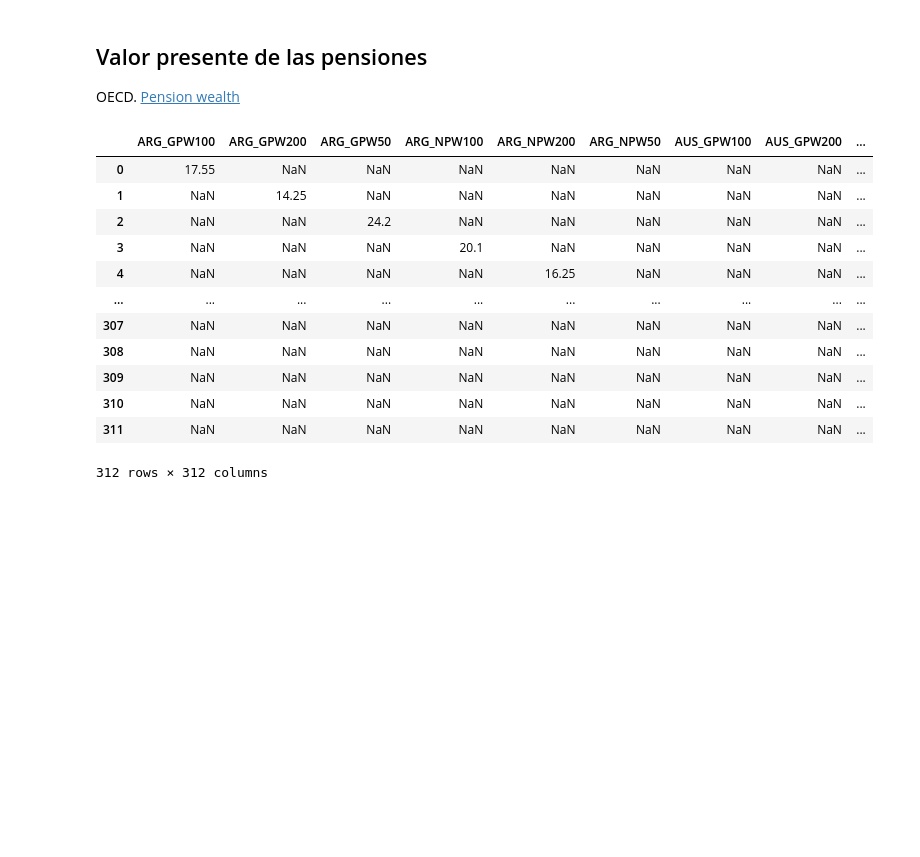
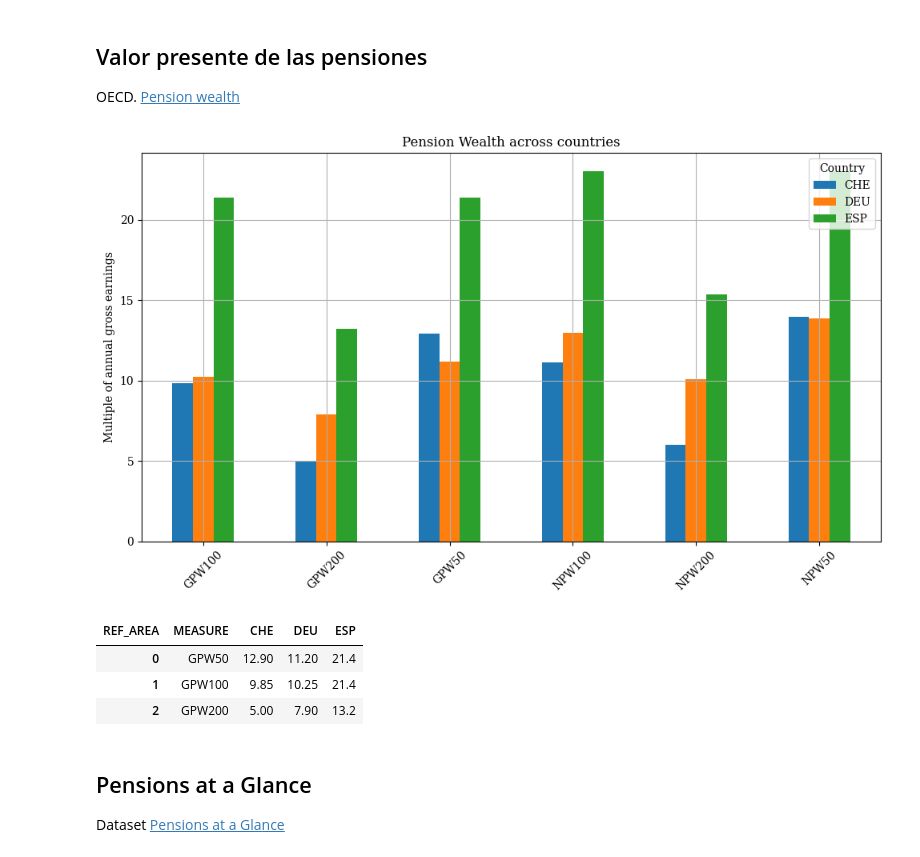
Before and after one commit to MiguelPuntoEs/ufm-python-for-finance, a Jupyter notebook: 07 OECD.ipynb, the cells around one changed output. Saved outputs shown, nothing was run; the diff lists cells and outputs as text; code cells hidden in the pictures; blank space fills up the shorter version.

```diff
--- a/07 OECD.ipynb
+++ b/07 OECD.ipynb
@@ -60,25 +136,32 @@ OECD. [Pension wealth](https://data-explorer.oecd.org/vis?lc=en&tm=pension&pg=0&
 # %%
 id = "OECD.ELS.SPD,DSD_PAG@DF_PW,1.0/.A....."
 
 df = get_oecd_data(id)[["OBS_VALUE", "REF_AREA", "SEX", "MEASURE"]]
 
 # Average by sex
-df_avg = df.groupby(["REF_AREA", "MEASURE"], as_index=False).OBS_VALUE.mean()
+df_avg = df.groupby(["REF_AREA", "MEASURE"], as_index=False)["OBS_VALUE"].mean()
 
-df_wide = df_avg.pivot(columns=["REF_AREA", "MEASURE"], values="OBS_VALUE")
-df_wide.columns = [f"{ref}_{meas}" for ref, meas in df_wide.columns]
-df_wide
+pivot_df = df_avg.loc[df_avg['REF_AREA'].isin(['ESP', 'CHE', 'DEU'])].pivot(index="MEASURE", columns="REF_AREA", values="OBS_VALUE")
+
+# Make grouped bar chart
+ax = pivot_df[["CHE", "DEU", "ESP"]].plot(kind="bar", figsize=(10,6))
+plt.title("Pension Wealth across countries")
+plt.ylabel("Multiple of annual gross earnings")
+plt.xlabel("")
+plt.xticks(rotation=45)
+plt.legend(title="Country")
+plt.tight_layout()
+plt.show()
 # %% [output]
-|  | ARG_GPW100 | ARG_GPW200 | ARG_GPW50 | ARG_NPW100 | ARG_NPW200 | ARG_NPW50 | AUS_GPW100 | AUS_GPW200 | ... |
-| 0 | 17.55 | NaN | NaN | NaN | NaN | NaN | NaN | NaN | ... |
-| 1 | NaN | 14.25 | NaN | NaN | NaN | NaN | NaN | NaN | ... |
-| 2 | NaN | NaN | 24.2 | NaN | NaN | NaN | NaN | NaN | ... |
-| 3 | NaN | NaN | NaN | 20.1 | NaN | NaN | NaN | NaN | ... |
-| 4 | NaN | NaN | NaN | NaN | 16.25 | NaN | NaN | NaN | ... |
-| ... | ... | ... | ... | ... | ... | ... | ... | ... | ... |
-| 307 | NaN | NaN | NaN | NaN | NaN | NaN | NaN | NaN | ... |
-| 308 | NaN | NaN | NaN | NaN | NaN | NaN | NaN | NaN | ... |
-| 309 | NaN | NaN | NaN | NaN | NaN | NaN | NaN | NaN | ... |
-| 310 | NaN | NaN | NaN | NaN | NaN | NaN | NaN | NaN | ... |
-| 311 | NaN | NaN | NaN | NaN | NaN | NaN | NaN | NaN | ... |
-312 rows × 312 columns
+[figure, added]
+# %%
+pivot_df.loc[['GPW50', 'GPW100', 'GPW200']].reset_index()
+# %% [output]
+| REF_AREA | MEASURE | CHE | DEU | ESP |
+| 0 | GPW50 | 12.90 | 11.20 | 21.4 |
+| 1 | GPW100 | 9.85 | 10.25 | 21.4 |
+| 2 | GPW200 | 5.00 | 7.90 | 13.2 |
+# %% [markdown]
+## Pensions at a Glance
+
+Dataset [Pensions at a Glance](https://data-explorer.oecd.org/vis?df[ds]=DisseminateFinalDMZ&df[id]=DSD_PAG%40DF_PAG&df[ag]=OECD.ELS.SPD&dq=.A.GPRR100....&pd=2019%2C2022&to[TIME_PERIOD]=true&vw=tb&lb=nm)
```
Also changed, not shown: parts of 10 cells of this notebook, 2 other files.
